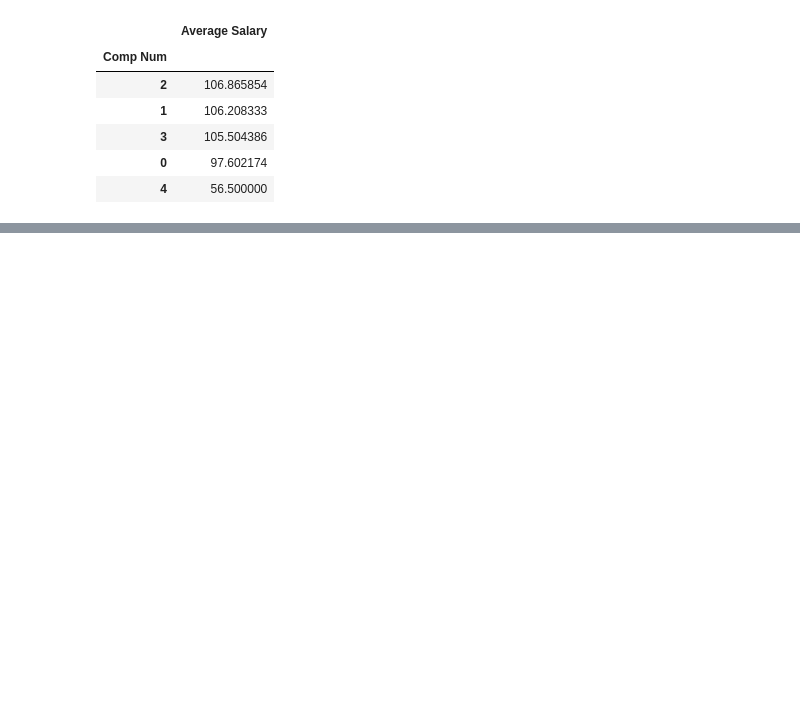
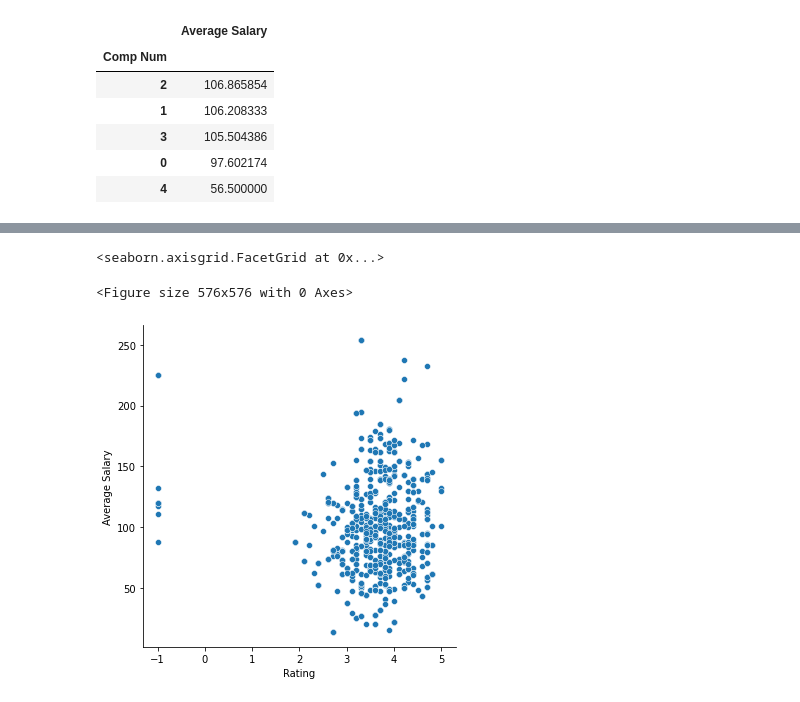
Before and after one commit to vimalkkumar/Glassdoor_DS_Salary, a Jupyter notebook: glassdoor_ds_eda.ipynb, the cells around one changed output, grey strips where cells are left out. Cells and saved outputs as stored; diff of their text form; code cells hidden in the pictures; blank space fills up the shorter version.

```diff
--- a/glassdoor_ds_eda.ipynb
+++ b/glassdoor_ds_eda.ipynb
@@ -485,0 +482,7 @@ Index(['Job Title', 'Salary Estimate', 'Job Description', 'Rating',
+# %%
+plt.figure(figsize = (8, 8))
+sbn.relplot(x = dataset['Rating'], y = dataset['Average Salary'])
+# %% [output]
+<seaborn.axisgrid.FacetGrid at 0x...>
+<Figure size 576x576 with 0 Axes>
+[figure, added]
```
Also changed, not shown: parts of 8 cells of this notebook.
